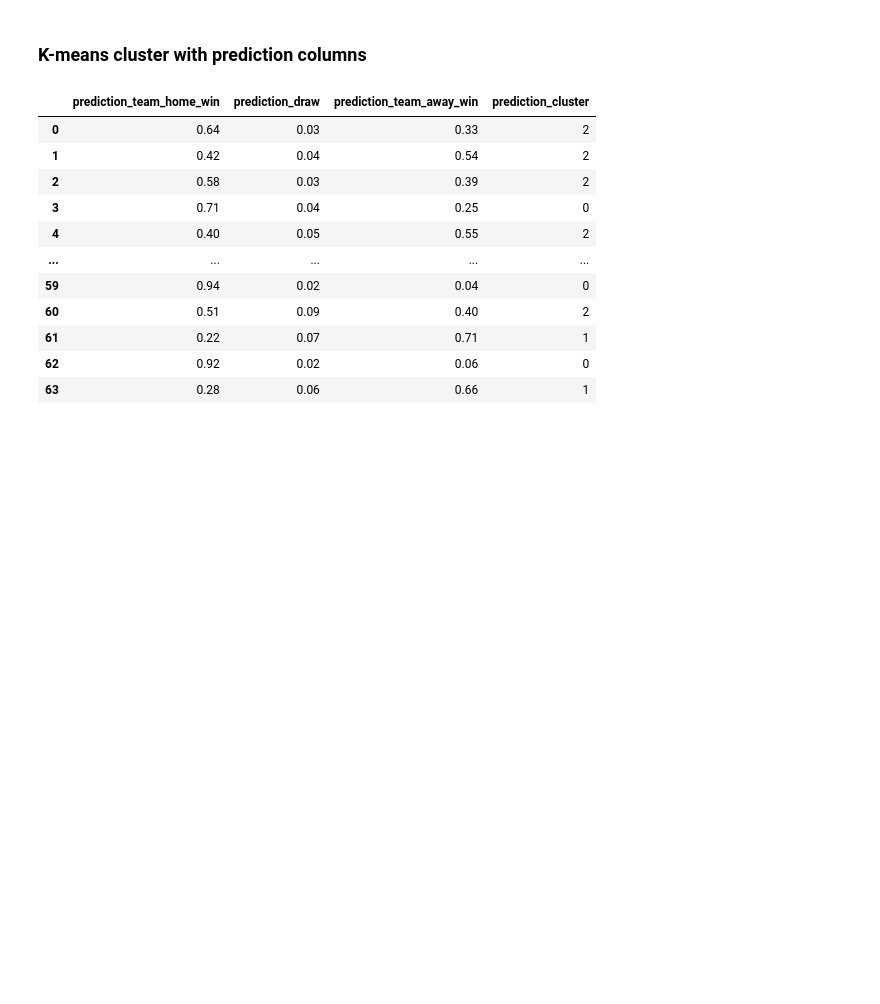
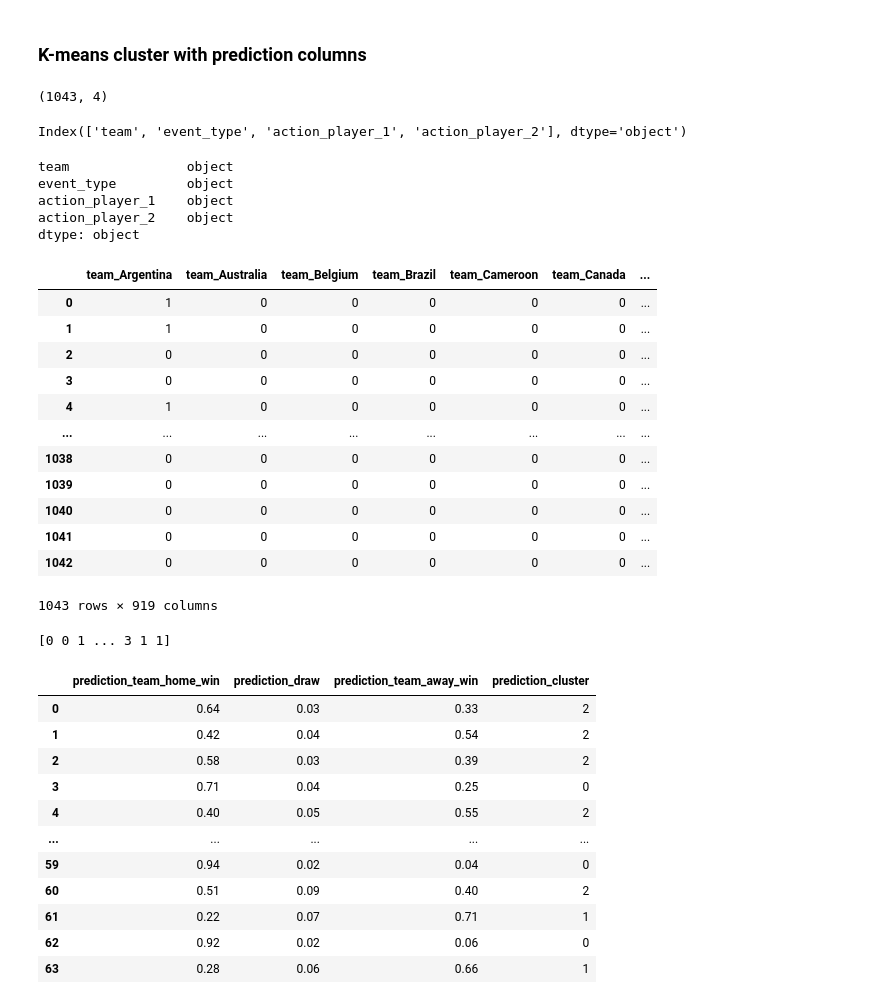
Before and after one commit to caiocmb7/projetos, a Jupyter notebook: ML&AI/world cup 2022/worldcup_eda.ipynb, the cells around one changed output. Saved outputs shown, nothing was run; the diff lists cells and outputs as text; code cells hidden in the pictures; blank space fills up the shorter version.

```diff
--- a/ML&AI/world cup 2022/worldcup_eda.ipynb
+++ b/ML&AI/world cup 2022/worldcup_eda.ipynb
@@ -875,3 +875,44 @@ plt.show()
 [figure]
 # %% [markdown]
 ### K-means cluster with prediction columns
+# %%
+events_list = pd.read_csv("datasets/df_events_list.csv").drop(
+    ["event_team", "event_time"], axis=1
+)
+events_list.shape
+# %% [output]
+(1043, 4)
+# %%
+events_list.columns
+# %% [output]
+Index(['team', 'event_type', 'action_player_1', 'action_player_2'], dtype='object')
+# %%
+events_list.dtypes
+# %% [output]
+team               object
+event_type         object
+action_player_1    object
+action_player_2    object
+dtype: object
+# %%
+# converting string object to numerical values using onehot encoder
+dummies = ["team", "event_type", "action_player_1", "action_player_2"]
+
+encoded_data = pd.get_dummies(events_list[dummies])
+events_list = pd.concat([events_list, encoded_data], axis=1).drop(dummies, axis=1)
+# %%
+events_list
+# %% [output]
+|  | team_Argentina | team_Australia | team_Belgium | team_Brazil | team_Cameroon | team_Canada | ... |
+| 0 | 1 | 0 | 0 | 0 | 0 | 0 | ... |
+| 1 | 1 | 0 | 0 | 0 | 0 | 0 | ... |
+| 2 | 0 | 0 | 0 | 0 | 0 | 0 | ... |
+| 3 | 0 | 0 | 0 | 0 | 0 | 0 | ... |
+| 4 | 1 | 0 | 0 | 0 | 0 | 0 | ... |
+| ... | ... | ... | ... | ... | ... | ... | ... |
+| 1038 | 0 | 0 | 0 | 0 | 0 | 0 | ... |
+| 1039 | 0 | 0 | 0 | 0 | 0 | 0 | ... |
+| 1040 | 0 | 0 | 0 | 0 | 0 | 0 | ... |
+| 1041 | 0 | 0 | 0 | 0 | 0 | 0 | ... |
+| 1042 | 0 | 0 | 0 | 0 | 0 | 0 | ... |
+1043 rows × 919 columns
@@ -878,3 +925,7 @@ plt.show()
+# %%
+print(predictions)
+# %% [output]
+[0 0 1 ... 3 1 1]
 # %%
 X = df[["prediction_team_home_win", "prediction_draw", "prediction_team_away_win"]]
 
```
Also changed, not shown: parts of 1 cell of this notebook.
